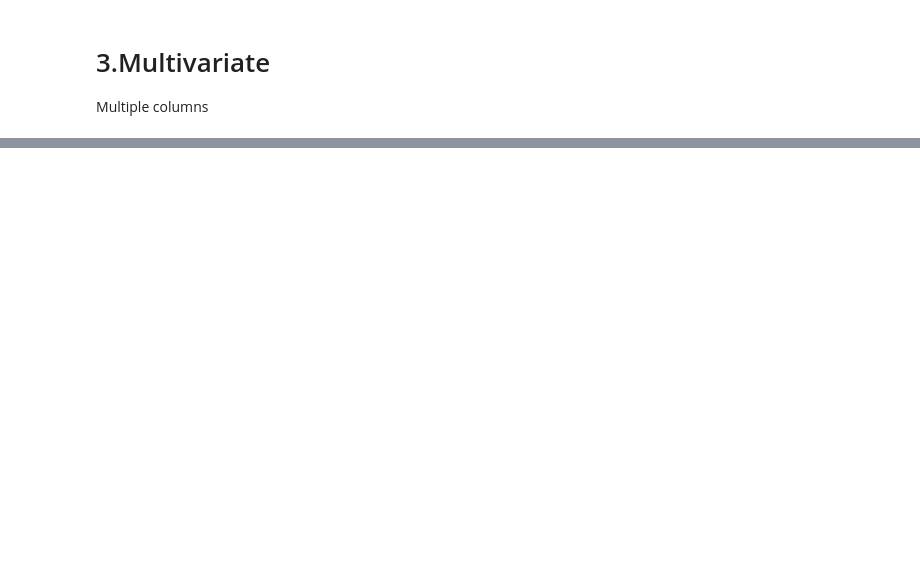
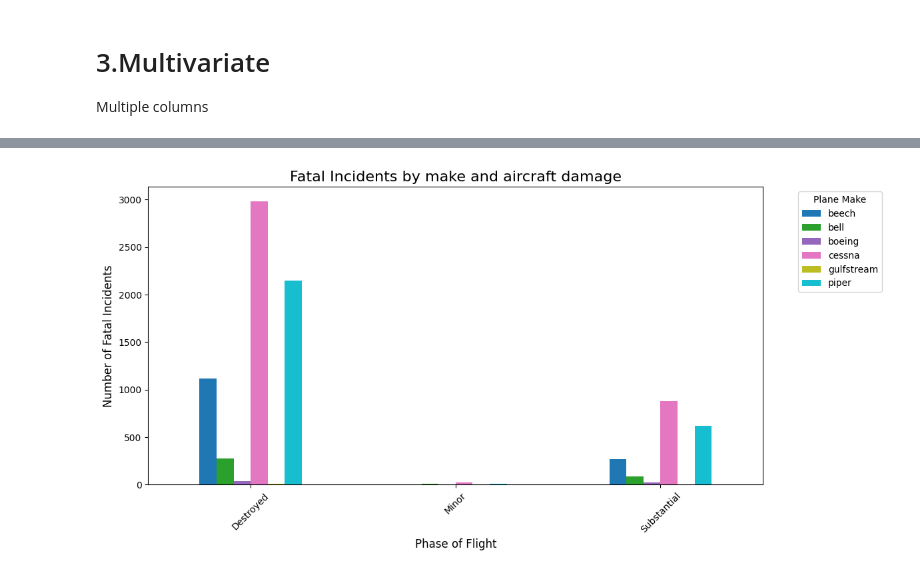
Before and after one commit to davidmasai/End_of_phase1_project, a Jupyter notebook: technical_presentation/end_of_phase1_technical_presentation.ipynb, the cells around one changed output, grey strips where cells are left out. Cells and saved outputs as stored; diff of their text form; code cells hidden in the pictures; blank space fills up the shorter version.

```diff
--- a/technical_presentation/end_of_phase1_technical_presentation.ipynb
+++ b/technical_presentation/end_of_phase1_technical_presentation.ipynb
@@ -1144,0 +1211,27 @@ plt.show()
+# %%
+# Filter for total_fatal_injuries
+phase_flight = df_eda[df_eda['injury_severity'] == 'Fatal'][['aircraft_damage', 'make']]
+
+# Exclude 'Unknown' values in 'aircraft_damage'
+phase_flight = phase_flight[phase_flight['aircraft_damage'] != 'Unknown']
+
+# Filter for specific plane makes
+selected_makes = ['cessna', 'boeing', 'beech', 'piper', 'bombardier', 'bell', 'gulfstream']
+filtered_data = phase_flight[phase_flight['make'].isin(selected_makes)]
+
+# Count incidents by phase and make
+phase_make_counts = filtered_data.groupby(['aircraft_damage', 'make']).size().unstack(fill_value=0)
+
+# Plot grouped bar chart
+phase_make_counts.plot(kind='bar', figsize=(12, 6), colormap='tab10')
+
+# Add labels and title
+plt.title('Fatal Incidents by make and aircraft damage', fontsize=16)
+plt.xlabel('Phase of Flight', fontsize=12)
+plt.ylabel('Number of Fatal Incidents', fontsize=12)
+plt.xticks(rotation=45)
+plt.legend(title='Plane Make', bbox_to_anchor=(1.05, 1), loc='upper left')
+plt.tight_layout()
+plt.show()
+# %% [output]
+[figure, added]
```
Also changed, not shown: parts of 9 cells of this notebook.
